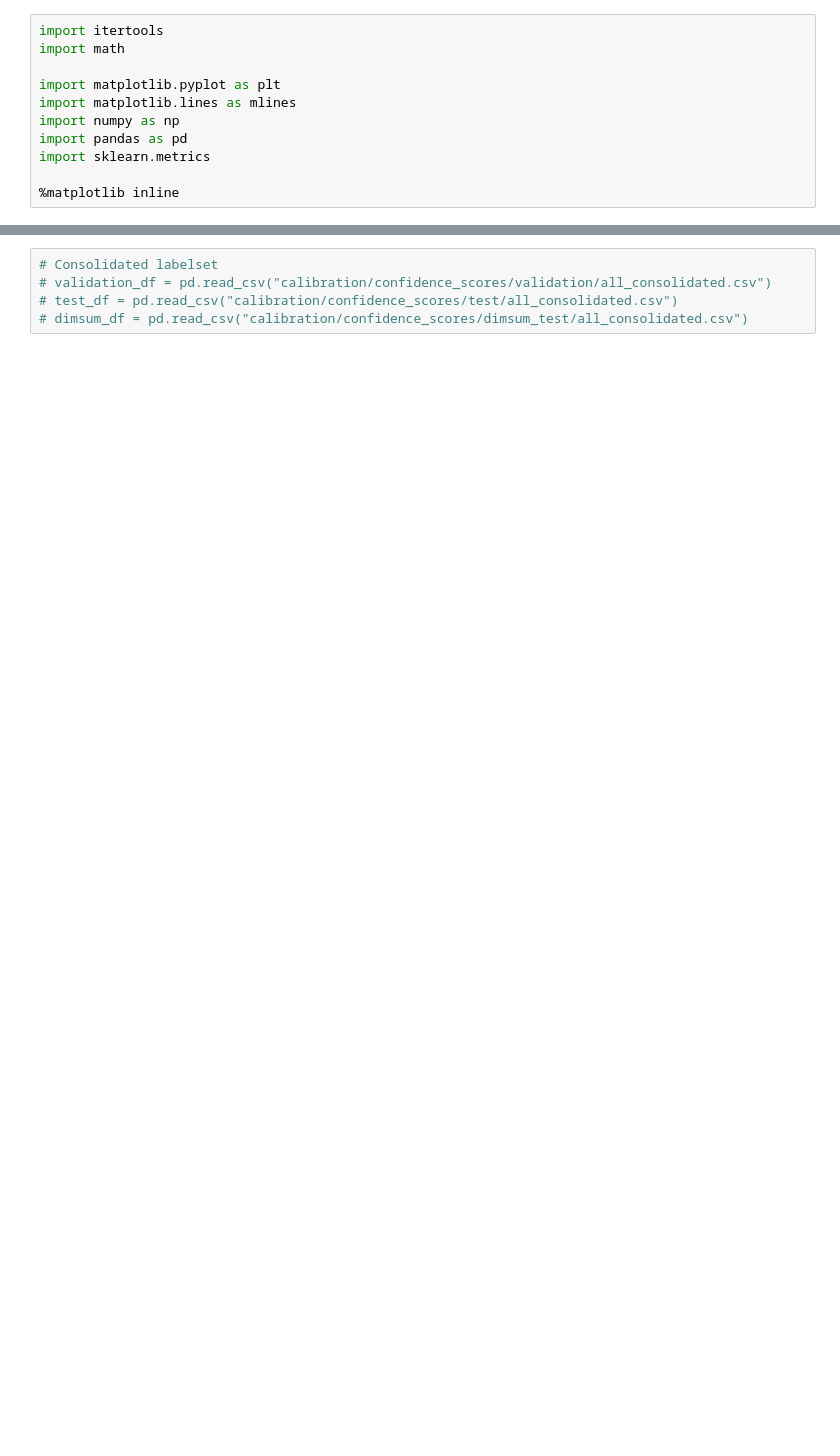
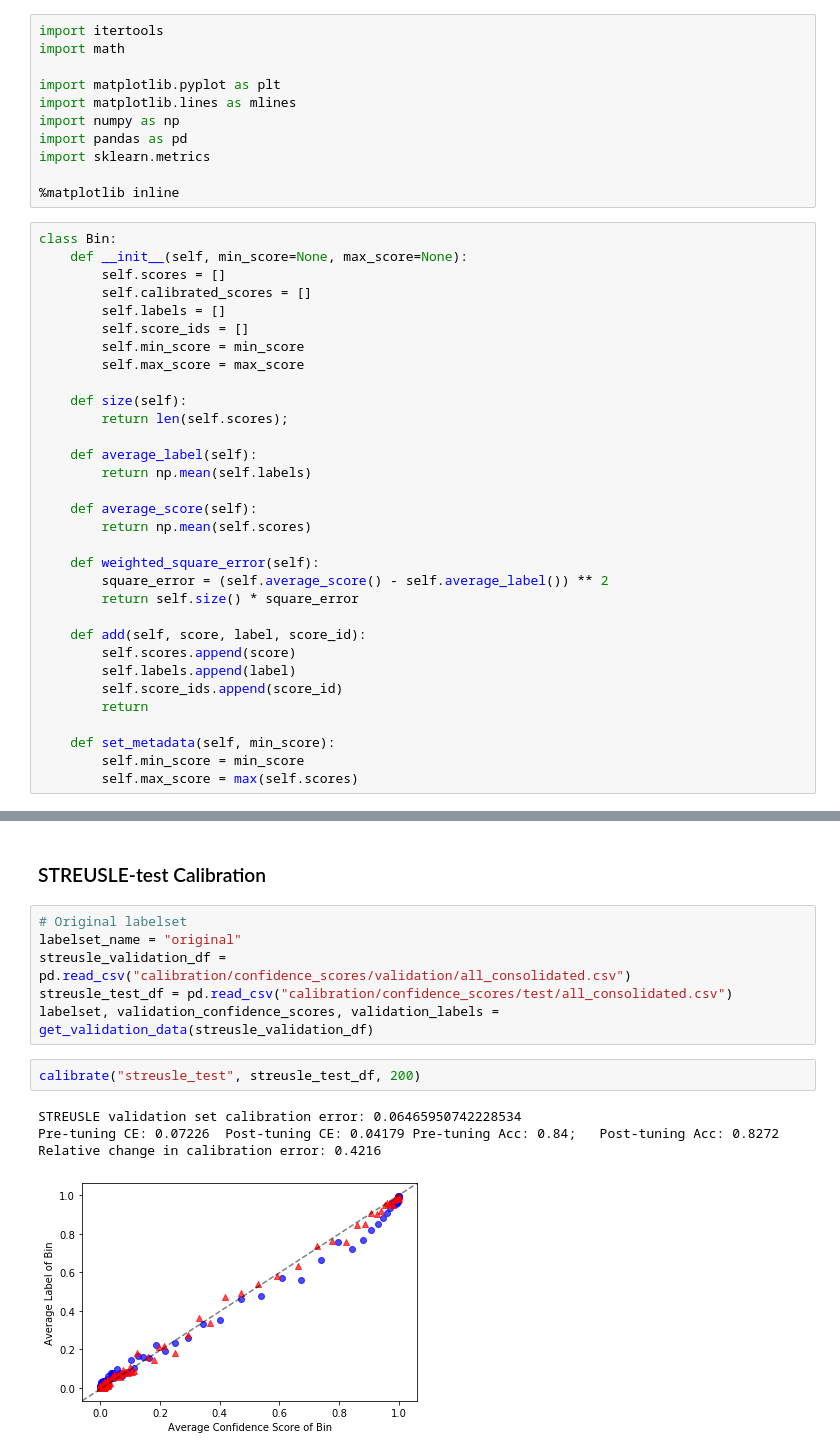
Before and after one commit to mkranzlein/streusle-tagger, a Jupyter notebook: calibration/notebooks/dimsum/005_calibration.ipynb, the cells around one changed output, grey strips where cells are left out. Saved outputs shown, nothing was run; the diff lists cells and outputs as text; blank space fills up the shorter version.

```diff
--- a/calibration/notebooks/dimsum/005_calibration.ipynb
+++ b/calibration/notebooks/dimsum/005_calibration.ipynb
@@ -17,3 +19,35 @@ import pandas as pd
 import sklearn.metrics
 
 %matplotlib inline
+# %%
+class Bin:
+    def __init__(self, min_score=None, max_score=None):
+        self.scores = []
+        self.calibrated_scores = []
+        self.labels = []
+        self.score_ids = []
+        self.min_score = min_score
+        self.max_score = max_score
+
+    def size(self):
+        return len(self.scores);
+
+    def average_label(self):
+        return np.mean(self.labels)
+
+    def average_score(self):
+        return np.mean(self.scores)
+
+    def weighted_square_error(self):
+        square_error = (self.average_score() - self.average_label()) ** 2
+        return self.size() * square_error
+
+    def add(self, score, label, score_id):
+        self.scores.append(score)
+        self.labels.append(label)
+        self.score_ids.append(score_id)
+        return
+
+    def set_metadata(self, min_score):
+        self.min_score = min_score
+        self.max_score = max(self.scores)
@@ -20,5 +244,15 @@ import sklearn.metrics
+# %% [markdown]
+### STREUSLE-test Calibration
 # %%
-# Consolidated labelset
-# validation_df = pd.read_csv("calibration/confidence_scores/validation/all_consolidated.csv")
-# test_df = pd.read_csv("calibration/confidence_scores/test/all_consolidated.csv")
-# dimsum_df = pd.read_csv("calibration/confidence_scores/dimsum_test/all_consolidated.csv")
+# Original labelset
+labelset_name = "original"
+streusle_validation_df = pd.read_csv("calibration/confidence_scores/validation/all_consolidated.csv")
+streusle_test_df = pd.read_csv("calibration/confidence_scores/test/all_consolidated.csv")
+labelset, validation_confidence_scores, validation_labels = get_validation_data(streusle_validation_df)
+# %%
+calibrate("streusle_test", streusle_test_df, 200)
+# %% [output]
+STREUSLE validation set calibration error: 0.06465950742228534
+Pre-tuning CE: 0.07226  Post-tuning CE: 0.04179 Pre-tuning Acc: 0.84;   Post-tuning Acc: 0.8272
+Relative change in calibration error: 0.4216
+[figure, added]
```
Also changed, not shown: parts of 19 cells of this notebook.
